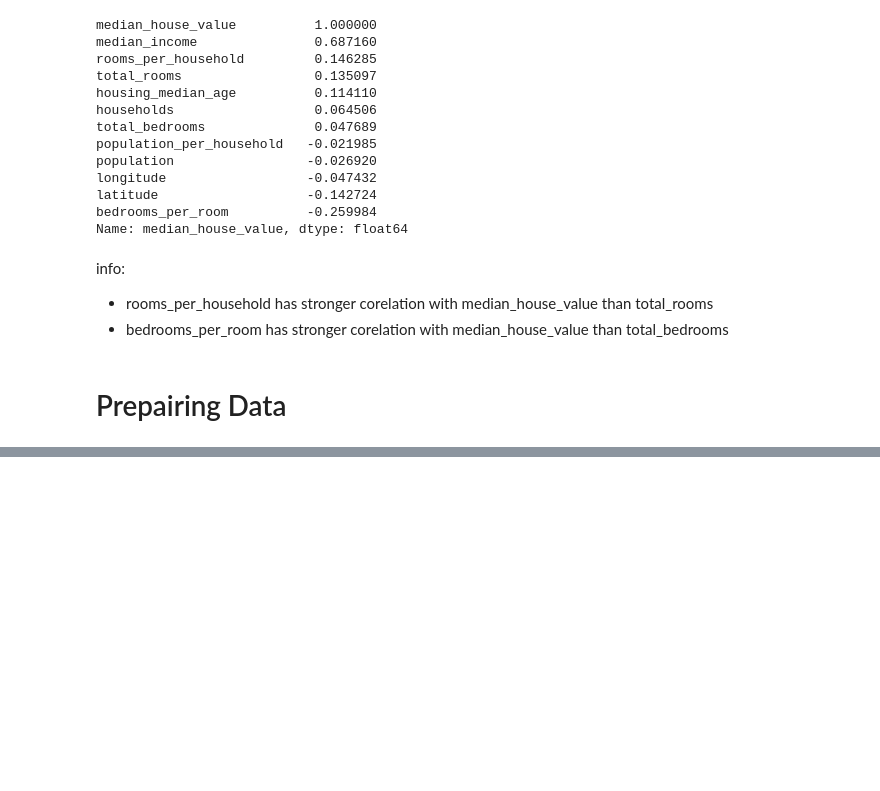
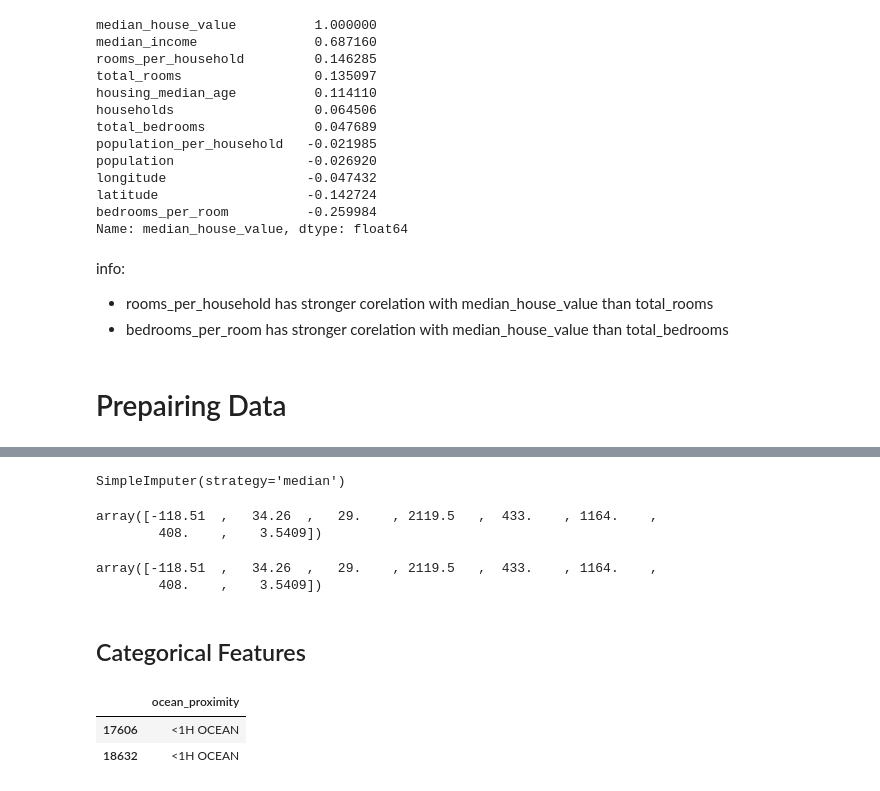
Before and after one commit to L-ashwin/exploring-ml, a Jupyter notebook: 03-Hands-On_ML_Oreilly/01.Regression.ipynb, the cells around one changed output, grey strips where cells are left out. Drawn from its saved outputs; the diff is of its cells as text; code cells hidden in the pictures; blank space fills up the shorter version.

```diff
--- a/03-Hands-On_ML_Oreilly/01.Regression.ipynb
+++ b/03-Hands-On_ML_Oreilly/01.Regression.ipynb
@@ -235,0 +248,20 @@ housing_labels = train_set['median_house_value'].copy()
+# %%
+# In our training set only one attribute has missing values but we can't be sure that will be the case during
+# test time, so let's make a solution to deal with missing values in all features
+
+from sklearn.impute import SimpleImputer
+
+imputer = SimpleImputer(strategy='median')
+imputer.fit(housing_num)
+# %% [output]
+SimpleImputer(strategy='median')
+# %%
+imputer.statistics_
+# %% [output]
+array([-118.51  ,   34.26  ,   29.    , 2119.5   ,  433.    , 1164.    ,
+        408.    ,    3.5409])
+# %%
+housing_num.median().values
+# %% [output]
+array([-118.51  ,   34.26  ,   29.    , 2119.5   ,  433.    , 1164.    ,
+        408.    ,    3.5409])
@@ -235,0 +272,9 @@ housing_labels = train_set['median_house_value'].copy()
+# %% [markdown]
+## Categorical Features
+# %%
+# dealing with categorical attributes
+housing_cat.head(2)
+# %% [output]
+|  | ocean_proximity |
+| 17606 | <1H OCEAN |
+| 18632 | <1H OCEAN |
```
Also changed, not shown: parts of 17 cells of this notebook.
